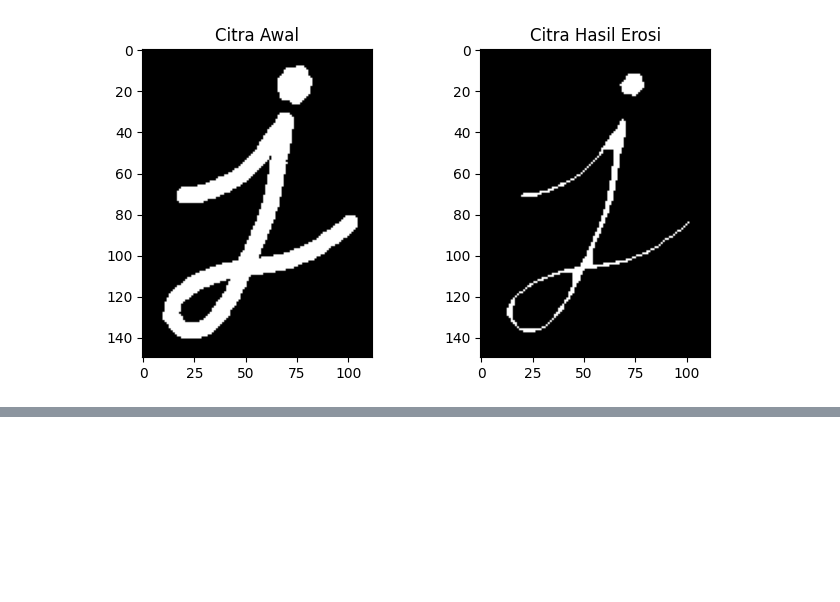
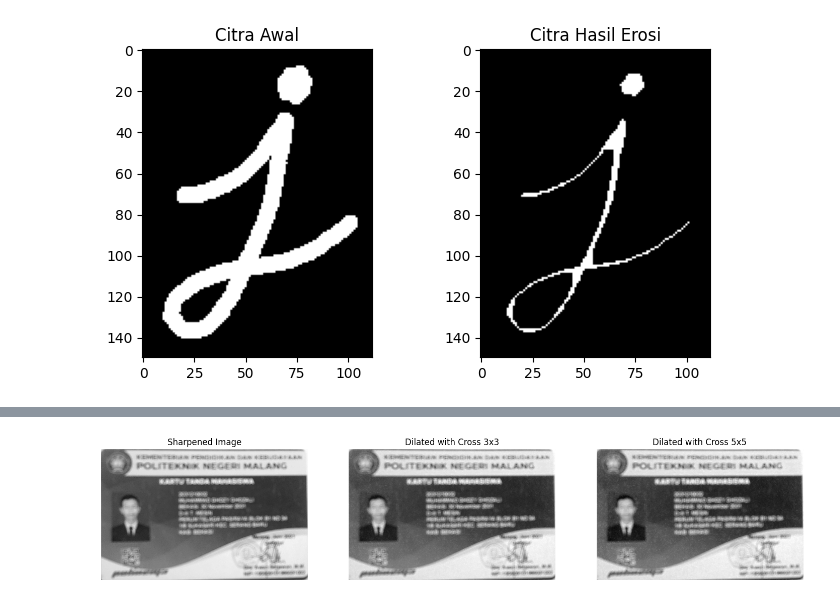
Before and after one commit to Fyodor-DOs/PCVK_02_Ahmed-Fathir-Syafaat, a Jupyter notebook: Week9.ipynb, the cells around one changed output, grey strips where cells are left out. Saved outputs shown, nothing was run; the diff lists cells and outputs as text; code cells hidden in the pictures; blank space fills up the shorter version.

```diff
--- a/Week9.ipynb
+++ b/Week9.ipynb
@@ -333,0 +405,42 @@ SED = Line Vertical 5
+# %%
+import cv2
+import numpy as np
+from matplotlib import pyplot as plt
+
+# Load the image in grayscale
+image_path = '/content/drive/MyDrive/PCVK/Images/KTM.jpg'
+img = cv2.imread(image_path, cv2.IMREAD_GRAYSCALE)
+
+# Apply sharpening filter (optional step for clarity before dilation)
+kernel_sharpening = np.array([[-1, -1, -1],
+                              [-1, 9, -1],
+                              [-1, -1, -1]])
+sharpened = cv2.filter2D(img, -1, kernel_sharpening)
+
+# Create cross-shaped structuring elements for dilation
+cross_3x3 = cv2.getStructuringElement(cv2.MORPH_CROSS, (3, 3))
+cross_5x5 = cv2.getStructuringElement(cv2.MORPH_CROSS, (5, 5))
+
+# Apply dilation using 3x3 cross-shaped structuring element
+dilated_3x3 = cv2.dilate(sharpened, cross_3x3, iterations=1)
+
+# Apply dilation using 5x5 cross-shaped structuring element
+dilated_5x5 = cv2.dilate(sharpened, cross_5x5, iterations=1)
+
+# Display results
+fig, axs = plt.subplots(1, 3, figsize=(18, 6))
+axs[0].imshow(sharpened, cmap='gray')
+axs[0].set_title('Sharpened Image')
+axs[0].axis('off')
+
+axs[1].imshow(dilated_3x3, cmap='gray')
+axs[1].set_title('Dilated with Cross 3x3')
+axs[1].axis('off')
+
+axs[2].imshow(dilated_5x5, cmap='gray')
+axs[2].set_title('Dilated with Cross 5x5')
+axs[2].axis('off')
+
+plt.show()
+# %% [output]
+[figure, added]
```
Also changed, not shown: parts of 3 cells of this notebook.
